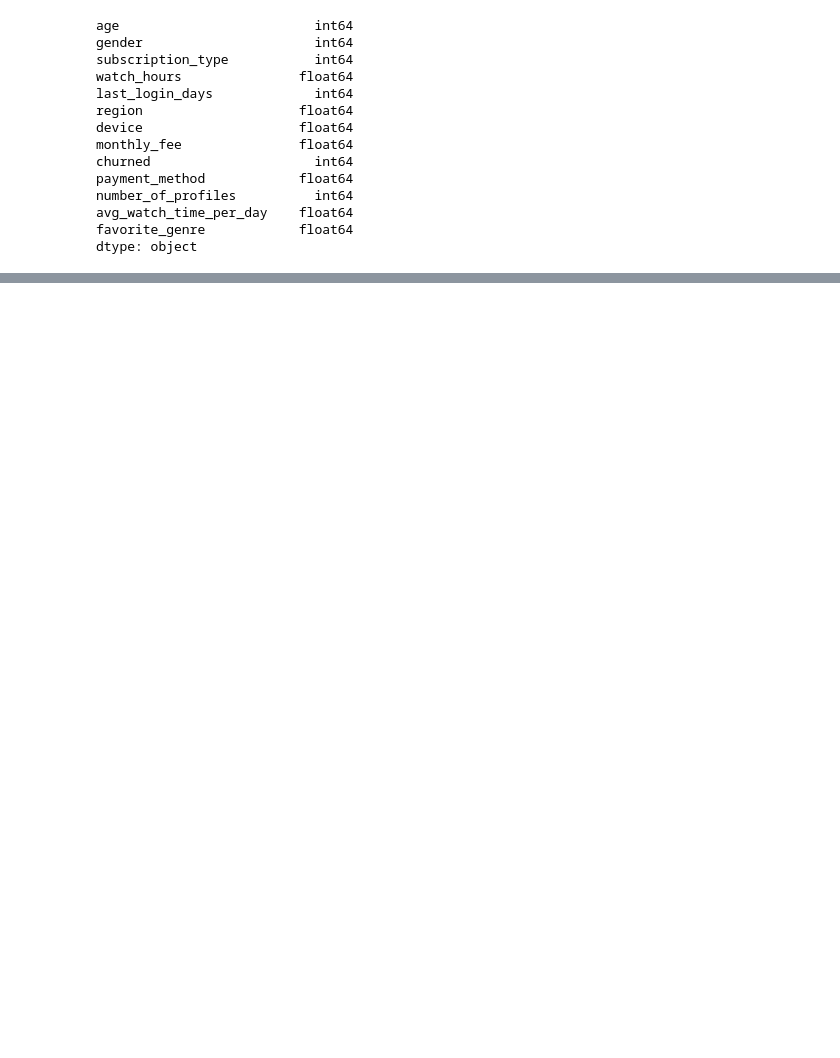
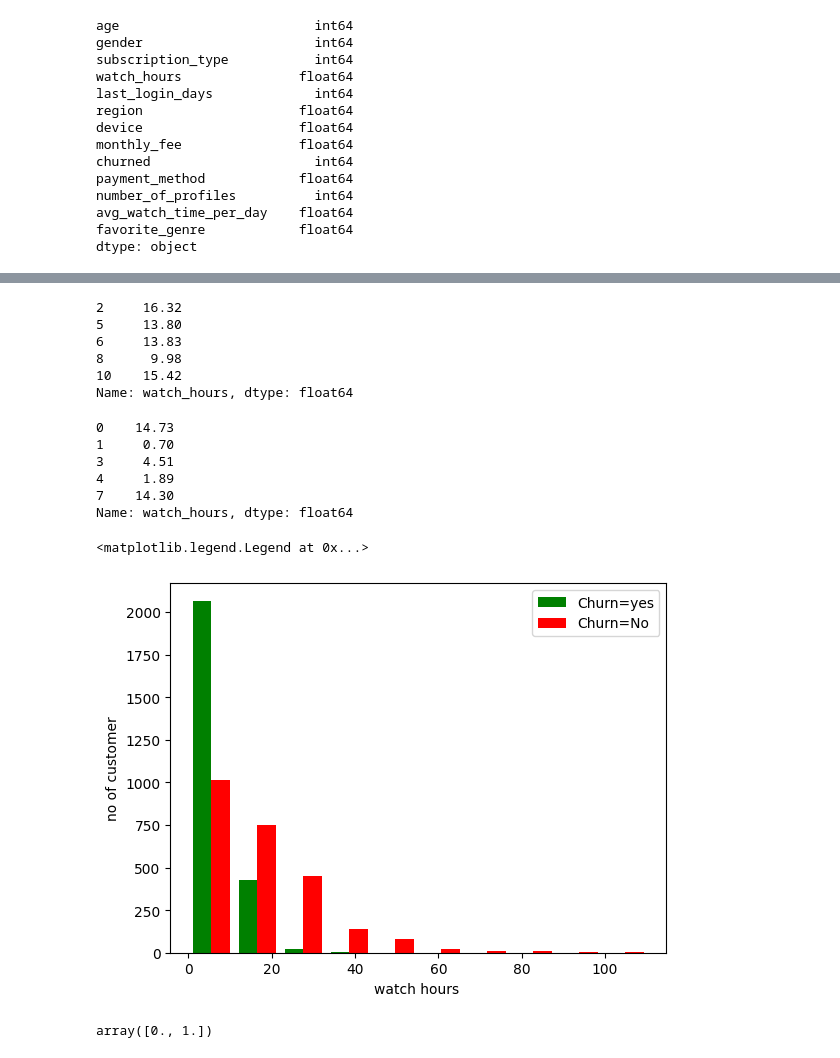
Before and after one commit to Vivekadile/Deep-learning-journey, a Jupyter notebook: notebooks/ANN/Netflix_customer_churn.ipynb, the cells around one changed output, grey strips where cells are left out. Drawn from its saved outputs; the diff is of its cells as text; code cells hidden in the pictures; blank space fills up the shorter version.

```diff
--- a/notebooks/ANN/Netflix_customer_churn.ipynb
+++ b/notebooks/ANN/Netflix_customer_churn.ipynb
@@ -237,0 +278,32 @@ df[:10]
+# %%
+watch_hours_No=df[df.churned==0].watch_hours
+watch_hours_No[:5]
+# %% [output]
+2     16.32
+5     13.80
+6     13.83
+8      9.98
+10    15.42
+Name: watch_hours, dtype: float64
+# %%
+watch_hours_Yes=df[df.churned==1].watch_hours
+watch_hours_Yes[:5]
+# %% [output]
+0    14.73
+1     0.70
+3     4.51
+4     1.89
+7    14.30
+Name: watch_hours, dtype: float64
+# %%
+plt.xlabel("watch hours ")
+plt.ylabel("no of customer")
+plt.hist([watch_hours_Yes,watch_hours_No],color=['green','red'],label=['Churn=yes','Churn=No'])
+plt.legend()
+# %% [output]
+<matplotlib.legend.Legend at 0x...>
+[figure, added]
+# %%
+df['device'].unique()
+# %% [output]
+array([0., 1.])
```
Also changed, not shown: parts of 36 cells of this notebook.
